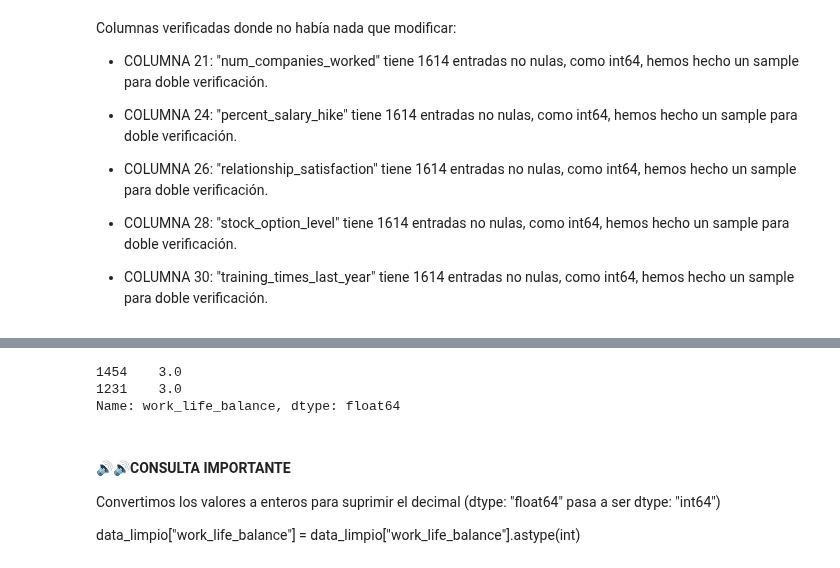
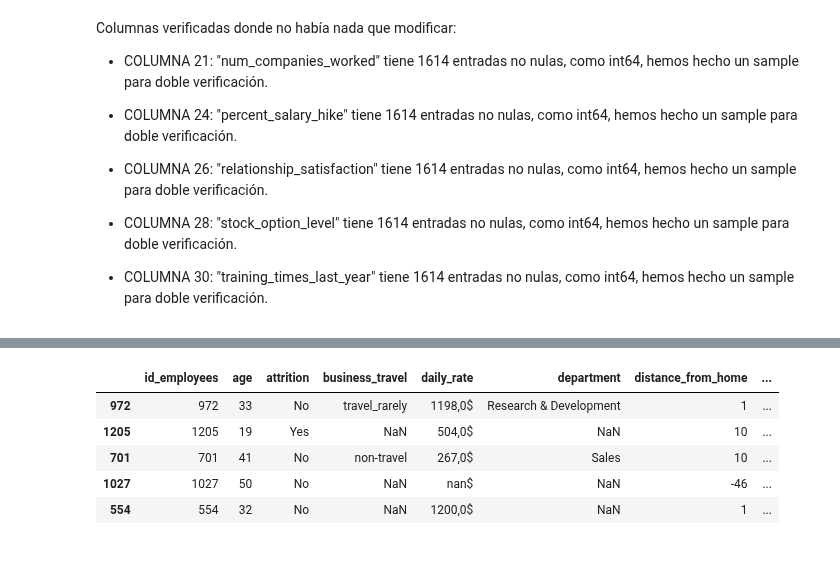
Before and after one commit to Violainedlst/proyecto-da-promo-H-modulo-3-team-2-People-pulse, a Jupyter notebook: Fase2_TDD_limpieza_21-31.ipynb, the cells around one changed output, grey strips where cells are left out. Drawn from its saved outputs; the diff is of its cells as text; code cells hidden in the pictures.

Commit message:
Columnas 21-31 limpias

```diff
--- a/Fase2_TDD_limpieza_21-31.ipynb
+++ b/Fase2_TDD_limpieza_21-31.ipynb
@@ -225,8 +227,8 @@ data["performance_rating"] = data["performance_rating"].str.replace(',', '.')
 # Convertimos la columna a tipo numérico (dtype: "object" pasa a ser dtype: "float64")
 data["performance_rating"] = pd.to_numeric(data["performance_rating"], errors='coerce')
 
-# Eliminamos las filas que tienen los valores NaN y lo guardamos en una variable
-data_limpio = data.dropna(subset=["performance_rating"])
+# Cambiamos los valores que aparecen como NaN para darles valor 0
+data["performance_rating"] = data["performance_rating"].fillna(0)
 
-# Comprobamos que hemos limpiado correctamente los valores con un .sample()
-data_limpio["performance_rating"].sample(2)
+# Cambiamos los valores de tipo string a int usando ".astype(int)"
+data["performance_rating"] = data["performance_rating"].astype(int)
@@ -266,8 +264,8 @@ data["standard_hours"] = data["standard_hours"].str.replace(',', '.')
 # Convertimos la columna a tipo numérico (dtype: "object" pasa a ser dtype: "float64")
 data["standard_hours"] = pd.to_numeric(data["standard_hours"], errors='coerce')
 
-# Eliminamos las filas que tienen los valores NaN y lo guardamos en una variable
-data_limpio = data.dropna(subset=["standard_hours"])
+# Cambiamos los valores que aparecen como NaN para darles valor 0
+data["standard_hours"] = data["standard_hours"].fillna(0)
 
-# Comprobamos que hemos limpiado correctamente los valores con un .sample()
-data_limpio["standard_hours"].sample(2)
+# Cambiamos los valores de tipo string a int usando ".astype(int)"
+data["standard_hours"] = data["standard_hours"].astype(int)
@@ -307,8 +301,8 @@ data["total_working_years"] = data["total_working_years"].str.replace(',', '.')
 # Convertimos la columna a tipo numérico (dtype: "object" pasa a ser dtype: "float64")
 data["total_working_years"] = pd.to_numeric(data["total_working_years"], errors='coerce')
 
-# Eliminamos las filas que tienen los valores NaN y lo guardamos en una variable
-data_limpio = data.dropna(subset=["total_working_years"])
+# Cambiamos los valores que aparecen como NaN para dales valor 0
+data["total_working_years"] = data["total_working_years"].fillna(0)
 
-# Comprobamos que hemos limpiado correctamente los valores con un .sample()
-data_limpio["total_working_years"].sample(2)
+# Cambiamos los valores de tipo string a int usando ".astype(int)"
+data["total_working_years"] = data["total_working_years"].astype(int)
@@ -348,18 +338,17 @@ data["work_life_balance"] = data["work_life_balance"].str.replace(',', '.')
 # Convertimos la columna a tipo numérico (dtype: "object" pasa a ser dtype: "float64")
 data["work_life_balance"] = pd.to_numeric(data["work_life_balance"], errors='coerce')
 
-# Eliminamos las filas que tienen los valores NaN y lo guardamos en una variable
-data_limpio = data.dropna(subset=["work_life_balance"])
+# Cambiamos los valores que aparecen como NaN para darles valor 0
+data["work_life_balance"] = data["work_life_balance"].fillna(0)
 
-# Comprobamos que hemos limpiado correctamente los valores con un .sample()
-data_limpio["work_life_balance"].sample(2)
+# Cambiamos los valores de tipo string a int usando ".astype(int)"
+data["work_life_balance"] = data["work_life_balance"].astype(int)
-# %% [output]
-1454    3.0
-1231    3.0
-Name: work_life_balance, dtype: float64
-# %% [markdown]
-#### 🔊🔊CONSULTA IMPORTANTE
-
-Convertimos los valores a enteros para suprimir el decimal (dtype: "float64" pasa a ser dtype: "int64")
-
-data_limpio["work_life_balance"] = data_limpio["work_life_balance"].astype(int)
+# %%
+data.sample(5)
+# %% [output]
+|  | id_employees | age | attrition | business_travel | daily_rate | department | distance_from_home | ... |
+| 972 | 972 | 33 | No | travel_rarely | 1198,0$ | Research & Development | 1 | ... |
+| 1205 | 1205 | 19 | Yes | NaN | 504,0$ | NaN | 10 | ... |
+| 701 | 701 | 41 | No | non-travel | 267,0$ | Sales | 10 | ... |
+| 1027 | 1027 | 50 | No | NaN | nan$ | NaN | -46 | ... |
+| 554 | 554 | 32 | No | NaN | 1200,0$ | NaN | 1 | ... |
```
Also changed, not shown: parts of 15 cells of this notebook.
